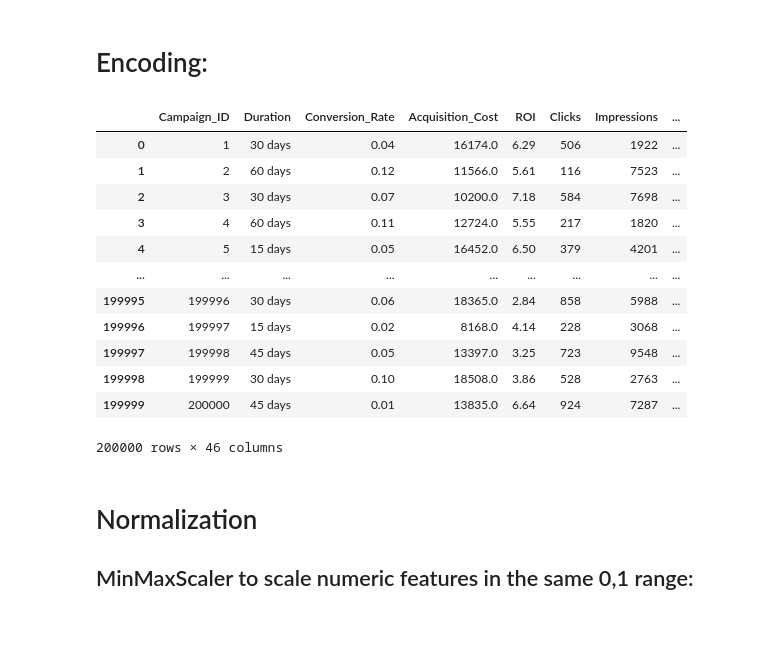
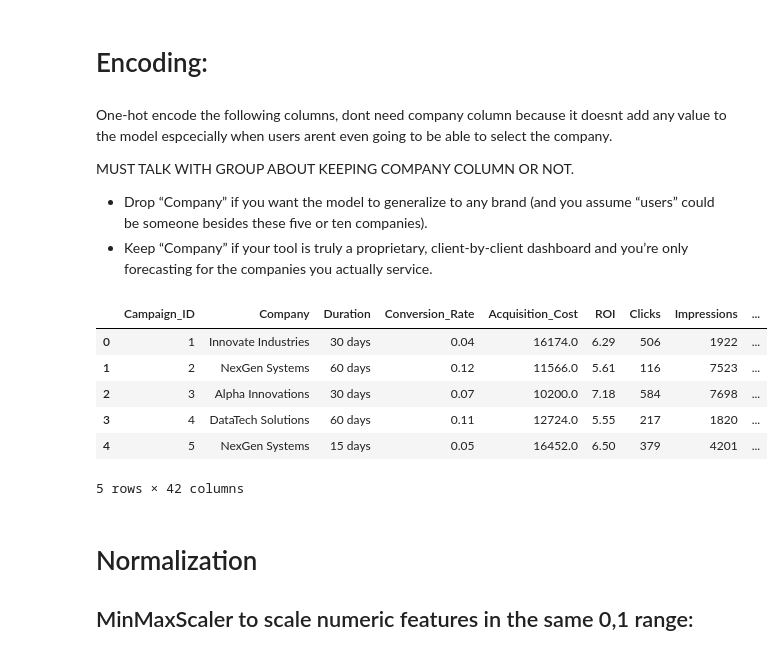
Before and after one commit to nikonlikes/DSSproject, a Jupyter notebook: dataExplor.ipynb, the cells around one changed output. Drawn from its saved outputs; the diff is of its cells as text; code cells hidden in the pictures; blank space fills up the shorter version.

Commit message:
lefts some comments for group about encoding

```diff
--- a/dataExplor.ipynb
+++ b/dataExplor.ipynb
@@ -26,10 +45,14 @@ df
 # %%
-# Convert Acquisition_Cost (already done earlier, but repeat for safety)
+# Convert Acquisition_Cost
 df['Acquisition_Cost'] = (
     df['Acquisition_Cost']
     .replace('[\$,]', '', regex=True)
     .astype(float)
 )
 df['Date'] = pd.to_datetime(df['Date'])
-df.head()
+
+#remove leading and trailing spaces from all columns
+df = df.applymap(lambda x: x.strip() if isinstance(x, str) else x)
+
+df.dtypes
 # %% [output]
@@ -183,48 +259,48 @@ There is clearly a seasonal pattern in the data for each category. Engagement, C
 # %% [markdown]
 # Encoding:
+# %% [markdown]
+One‐hot encode the following columns, dont need company column because it doesnt add any value to the model espcecially when users arent even going to be able to select the company.
+
+MUST TALK WITH GROUP ABOUT KEEPING COMPANY COLUMN OR NOT.
+
+- Drop “Company” if you want the model to generalize to any brand (and you assume “users” could be someone besides these five or ten companies).
+- Keep “Company” if your tool is truly a proprietary, client-by-client dashboard and you’re only forecasting for the companies you actually service.
 # %%
-# One‐hot encode the following columns
+
 df_encoded = pd.get_dummies(
     df,
     columns=[
         'Campaign_Type',
         'Target_Audience',
-        'Company',
         'Channel_Used',
         'Location',
         'Language',
         'Customer_Segment'
     ],
     drop_first=False
 )
 
 
 # mapping from “Duration” column to ordinal integers
 duration_map = {
     '15 days': 0,
     '30 days': 1,
     '45 days': 2,
     '60 days': 3
 }
 
 # Apply the mapping
 df_encoded['Duration_encoded'] = df_encoded['Duration'].replace(duration_map)
 
-df_encoded
+df_encoded.head()
 # %% [output]
-|  | Campaign_ID | Duration | Conversion_Rate | Acquisition_Cost | ROI | Clicks | Impressions | ... |
-| 0 | 1 | 30 days | 0.04 | 16174.0 | 6.29 | 506 | 1922 | ... |
-| 1 | 2 | 60 days | 0.12 | 11566.0 | 5.61 | 116 | 7523 | ... |
-| 2 | 3 | 30 days | 0.07 | 10200.0 | 7.18 | 584 | 7698 | ... |
-| 3 | 4 | 60 days | 0.11 | 12724.0 | 5.55 | 217 | 1820 | ... |
-| 4 | 5 | 15 days | 0.05 | 16452.0 | 6.50 | 379 | 4201 | ... |
-| ... | ... | ... | ... | ... | ... | ... | ... | ... |
-| 199995 | 199996 | 30 days | 0.06 | 18365.0 | 2.84 | 858 | 5988 | ... |
-| 199996 | 199997 | 15 days | 0.02 | 8168.0 | 4.14 | 228 | 3068 | ... |
-| 199997 | 199998 | 45 days | 0.05 | 13397.0 | 3.25 | 723 | 9548 | ... |
-| 199998 | 199999 | 30 days | 0.10 | 18508.0 | 3.86 | 528 | 2763 | ... |
-| 199999 | 200000 | 45 days | 0.01 | 13835.0 | 6.64 | 924 | 7287 | ... |
+|  | Campaign_ID | Company | Duration | Conversion_Rate | Acquisition_Cost | ROI | Clicks | Impressions | ... |
+| 0 | 1 | Innovate Industries | 30 days | 0.04 | 16174.0 | 6.29 | 506 | 1922 | ... |
+| 1 | 2 | NexGen Systems | 60 days | 0.12 | 11566.0 | 5.61 | 116 | 7523 | ... |
+| 2 | 3 | Alpha Innovations | 30 days | 0.07 | 10200.0 | 7.18 | 584 | 7698 | ... |
+| 3 | 4 | DataTech Solutions | 60 days | 0.11 | 12724.0 | 5.55 | 217 | 1820 | ... |
+| 4 | 5 | NexGen Systems | 15 days | 0.05 | 16452.0 | 6.50 | 379 | 4201 | ... |
-200000 rows × 46 columns
+5 rows × 42 columns
 # %% [markdown]
 # Normalization
 ## MinMaxScaler to scale numeric features in the same 0,1 range:
```
Also changed, not shown: parts of 5 cells of this notebook.
